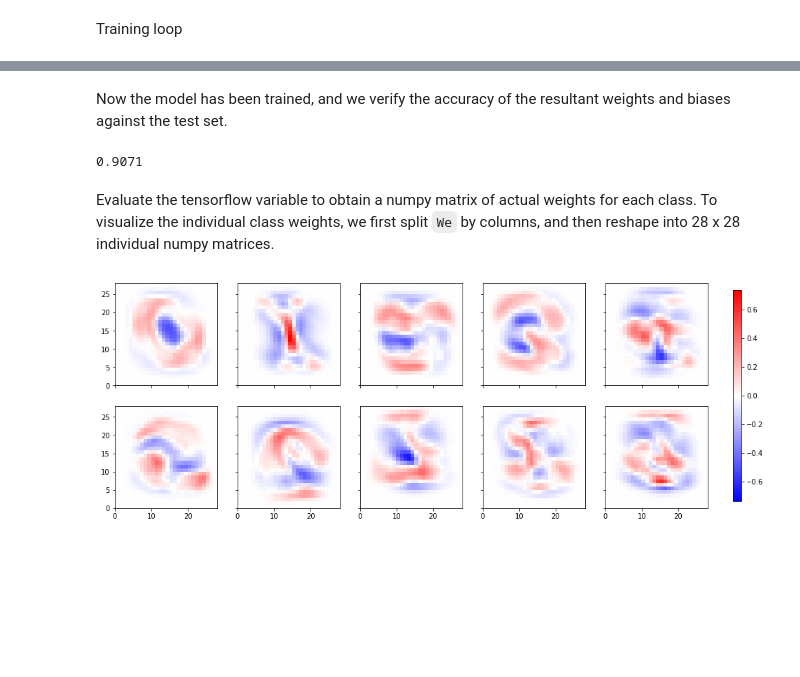
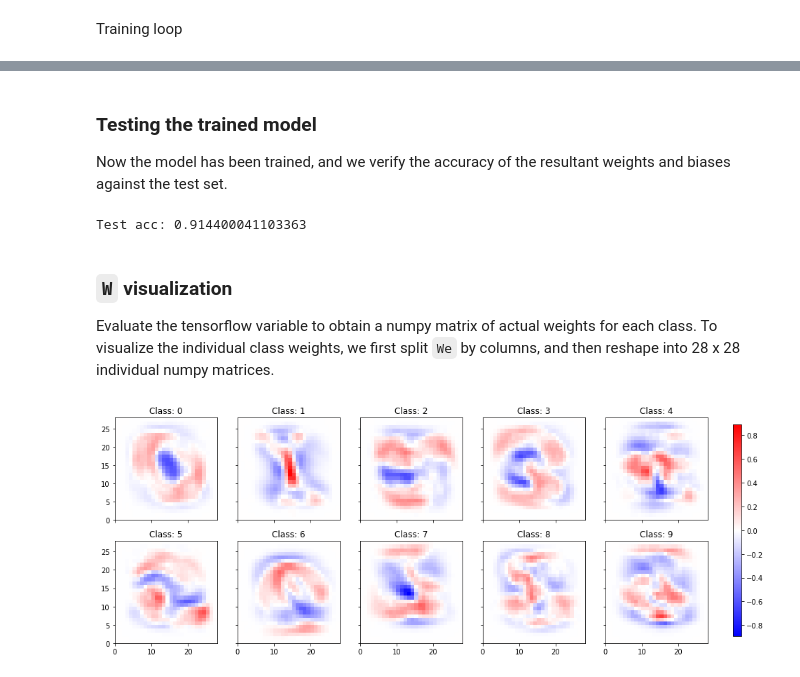
Before and after one commit to stofte/tf-playground, a Jupyter notebook: notebooks/mnist_softmax.ipynb, the cells around one changed output, grey strips where cells are left out. Saved outputs shown, nothing was run; the diff lists cells and outputs as text; code cells hidden in the pictures; blank space fills up the shorter version.

```diff
--- a/notebooks/mnist_softmax.ipynb
+++ b/notebooks/mnist_softmax.ipynb
@@ -7,11 +7,21 @@ import os, math
 import numpy as np
 import tensorflow as tf
 import matplotlib.pyplot as plt
+from tensorflow.contrib import predictor
+from helpers.output_folder import output_folder
 from helpers.mnist import read_data_sets
 from helpers.tf_graph import tf_show_graph
+from random import randint
 
 # render plots inline
 %matplotlib inline
 np.set_printoptions(threshold=np.nan) # dont ellide matrices
+tf.logging.set_verbosity(tf.logging.WARN)
+
+PLOT_SIZE = (16.9, 5.915)
 mnist_path = 'C:/src/tf-playground/mnist'
-tf_logs = 'C:/src/tf-playground/logs'
+tf_logs = output_folder(prefix='mnist_softmax_', folderpath=['logs'])
+save_path = output_folder(prefix='mnist_softmax_', folderpath=['models'])
+
+print('tf_logs: {}'.format(tf_logs))
+print('save_path: {}'.format(save_path))
@@ -88,37 +105,38 @@ Step: 0950, loss: 1.6191052198410034
 # %% [markdown]
+### Testing the trained model
+
 Now the model has been trained, and we verify the accuracy of the resultant weights and biases against the test set.
 # %%
-sess.run(accuracy, feed_dict={X: mnist.test.images, Y_: mnist.test.labels})
+acc_test = sess.run(accuracy, feed_dict={X: mnist.test.images, Y_: mnist.test.labels})
+print('Test acc: {}'.format(acc_test))
 # %% [output]
-0.9071
+Test acc: 0.914400041103363
 # %% [markdown]
+### `W` visualization
 Evaluate the tensorflow variable to obtain a numpy matrix of actual weights for each class. To visualize the individual class weights, we first split `We` by columns, and then reshape into 28 x 28 individual numpy matrices.
 # %%
-# prep data
 We = W.eval()
 Wec = [(np.reshape(x, (28, 28))) for x in np.hsplit(We, 10)]
 titles = ['Class: {}'.format(n) for n in range(10)]
 vmin = min([m.min() for m in Wec])
 vmax = max([m.max() for m in Wec])
 # ensure the mean is 0, otherwise the base/neutral is non-white
 vminmax = max(abs(vmin), vmax)
 
 # create subplots
-fig, ax = plt.subplots(2, 5, sharex=True, sharey=True, figsize=(16.9, 5.915))
+fig, ax = plt.subplots(2, 5, sharex=True, sharey=True, figsize=PLOT_SIZE)
 for index, (image, title) in enumerate(zip(Wec, titles)):
     (row, col) = (math.floor(index / 5), index % 5)
+    ax[row, col].title.set_text(title)
     im = ax[row, col].pcolor(image, cmap='bwr', vmin=-vminmax, vmax=vminmax)
     ax[row, col].set(aspect=1)
 
-# adjust for colorbar
-fig.subplots_adjust(right=0.82)
+fig.subplots_adjust(right=0.82) # adjust for colorbar
 cbar_ax = fig.add_axes([0.85, 0.148, 0.01, 0.71])
 fig.colorbar(im, cax=cbar_ax, cmap='bwr')
-
-# dump plots
 plt.show()
 
 # dump graph itself
-tf_show_graph(tf)
+# tf_show_graph(tf)
 # %% [output]
-[figure, old version]
+[figure, new version]
```
Also changed, not shown: parts of 8 cells of this notebook, 2 other files.
